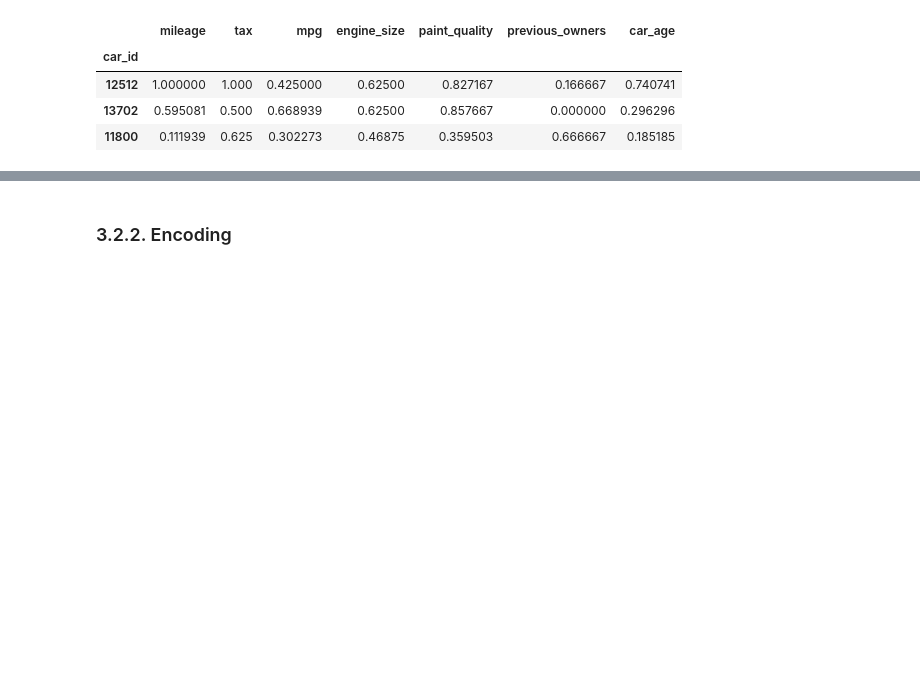
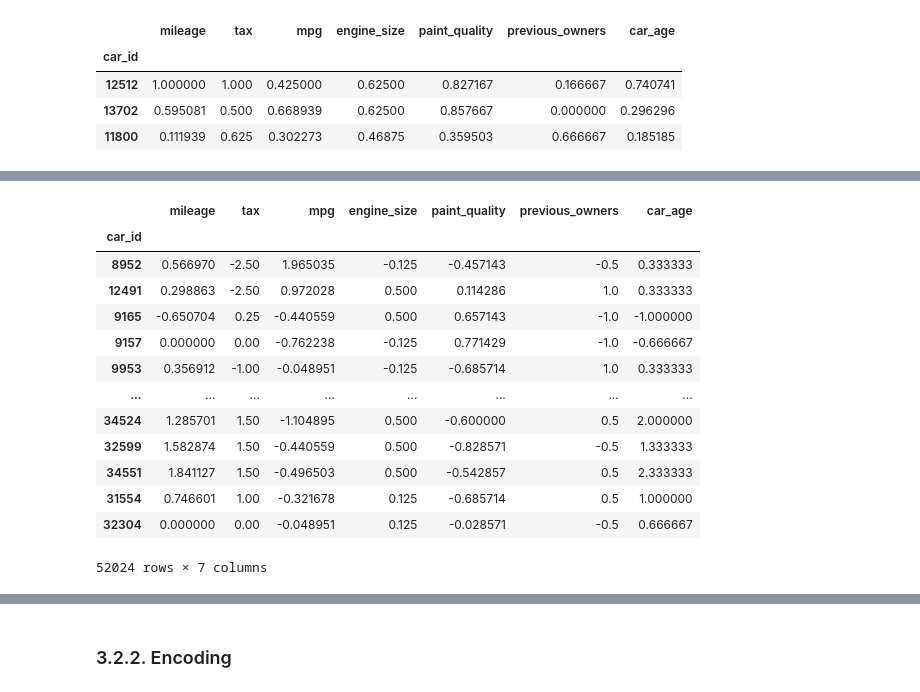
Before and after one commit to TheFriendlyTwin/Group14-Cars4You-Project, a Jupyter notebook: Project_Group14.ipynb, the cells around one changed output, grey strips where cells are left out. Drawn from its saved outputs; the diff is of its cells as text; code cells hidden in the pictures; blank space fills up the shorter version.

```diff
--- a/Project_Group14.ipynb
+++ b/Project_Group14.ipynb
@@ -1784,0 +1863,12 @@ X_val_num_scaled.head(3)
+# %%
+#call function
+scaler_Robust = RobustScaler()
+
+#fit to training data
+scaler_Robust.fit(X_train_num)
+
+#transform the data
+X_train_num_Robust = scaler_Robust.transform(X_train_num) # this will return an array
+
+#show results
+X_train_num_Robust
@@ -1784,0 +1889,19 @@ X_val_num_scaled.head(3)
+# %%
+# Convert the array to a pandas dataframe
+X_train_num_Robust = pd.DataFrame(X_train_num_Robust, columns = X_train_num.columns).set_index(X_train.index)
+X_train_num_Robust
+# %% [output]
+|  | mileage | tax | mpg | engine_size | paint_quality | previous_owners | car_age |
+| car_id |  |  |  |  |  |  |  |
+| 8952 | 0.566970 | -2.50 | 1.965035 | -0.125 | -0.457143 | -0.5 | 0.333333 |
+| 12491 | 0.298863 | -2.50 | 0.972028 | 0.500 | 0.114286 | 1.0 | 0.333333 |
+| 9165 | -0.650704 | 0.25 | -0.440559 | 0.500 | 0.657143 | -1.0 | -1.000000 |
+| 9157 | 0.000000 | 0.00 | -0.762238 | -0.125 | 0.771429 | -1.0 | -0.666667 |
+| 9953 | 0.356912 | -1.00 | -0.048951 | -0.125 | -0.685714 | 1.0 | 0.333333 |
+| ... | ... | ... | ... | ... | ... | ... | ... |
+| 34524 | 1.285701 | 1.50 | -1.104895 | 0.500 | -0.600000 | 0.5 | 2.000000 |
+| 32599 | 1.582874 | 1.50 | -0.440559 | 0.500 | -0.828571 | -0.5 | 1.333333 |
+| 34551 | 1.841127 | 1.50 | -0.496503 | 0.500 | -0.542857 | 0.5 | 2.333333 |
+| 31554 | 0.746601 | 1.00 | -0.321678 | 0.125 | -0.685714 | 0.5 | 1.000000 |
+| 32304 | 0.000000 | 0.00 | -0.048951 | 0.125 | -0.028571 | -0.5 | 0.666667 |
+52024 rows × 7 columns
```
Also changed, not shown: parts of 39 cells of this notebook.
